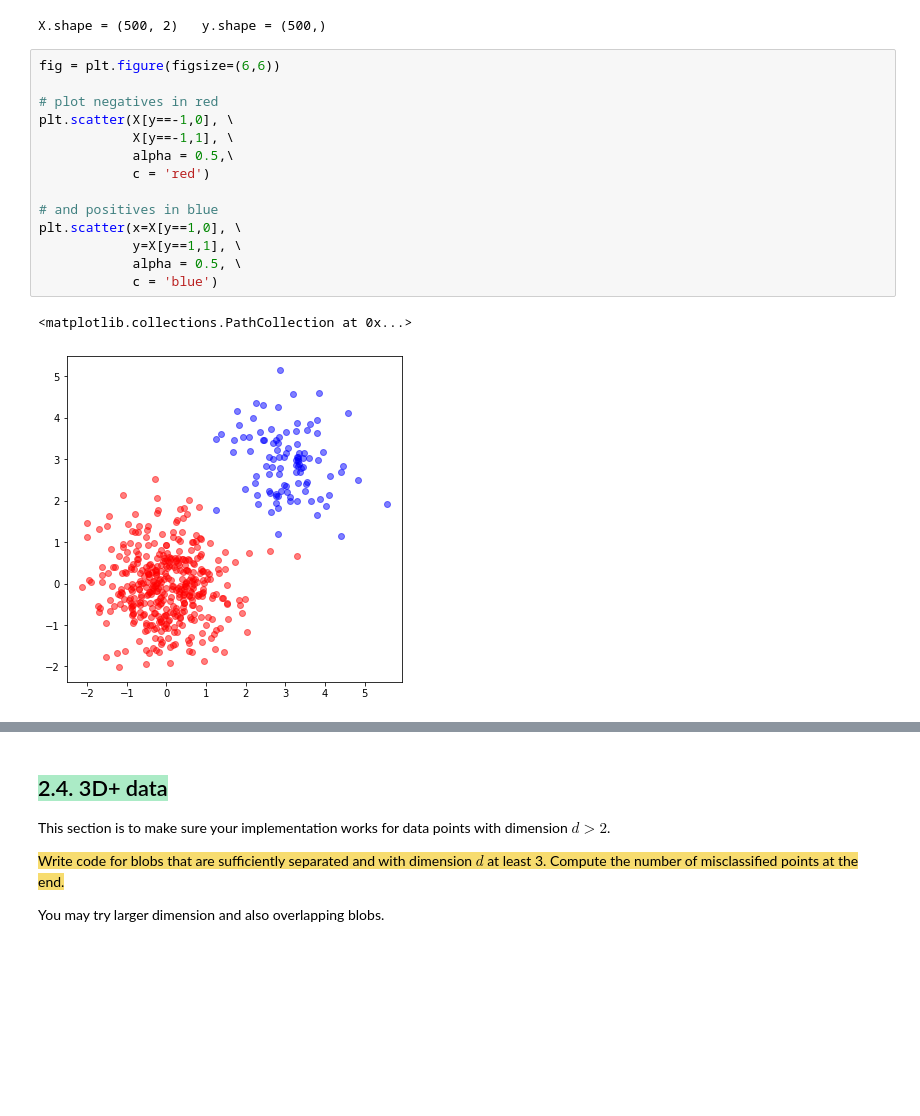
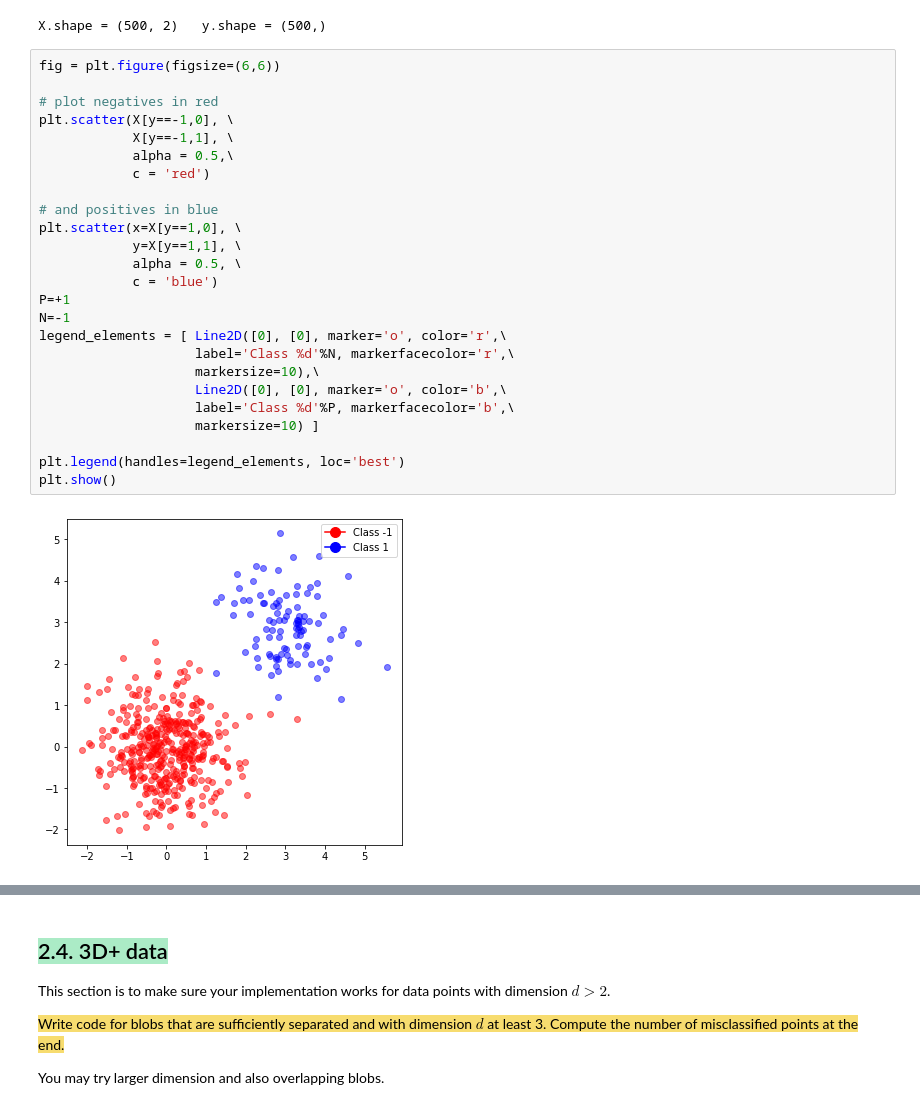
Before and after one commit to gdquintero/mac5832, a Jupyter notebook: ep2/ep02_logreg.ipynb, the cells around one changed output, grey strips where cells are left out. Drawn from its saved outputs; the diff is of its cells as text; blank space fills up the shorter version.

```diff
--- a/ep2/ep02_logreg.ipynb
+++ b/ep2/ep02_logreg.ipynb
@@ -545,20 +555,30 @@ X.shape = (500, 2)   y.shape = (500,)
 # %%
 fig = plt.figure(figsize=(6,6))
 
 # plot negatives in red
 plt.scatter(X[y==-1,0], \
             X[y==-1,1], \
             alpha = 0.5,\
             c = 'red')
 
 # and positives in blue
 plt.scatter(x=X[y==1,0], \
             y=X[y==1,1], \
             alpha = 0.5, \
             c = 'blue')
+P=+1
+N=-1
+legend_elements = [ Line2D([0], [0], marker='o', color='r',\
+                    label='Class %d'%N, markerfacecolor='r',\
+                    markersize=10),\
+                    Line2D([0], [0], marker='o', color='b',\
+                    label='Class %d'%P, markerfacecolor='b',\
+                    markersize=10) ]
+
+plt.legend(handles=legend_elements, loc='best')
+plt.show()
 # %% [output]
-<matplotlib.collections.PathCollection at 0x...>
-[figure, old version]
+[figure, new version]
 # %%
 w_logistic, loss = train_logistic(X, y, learning_rate = 1e-1, w0 = None, num_iterations = 10000, return_history = True)
 
```
Also changed, not shown: parts of 9 cells of this notebook.
